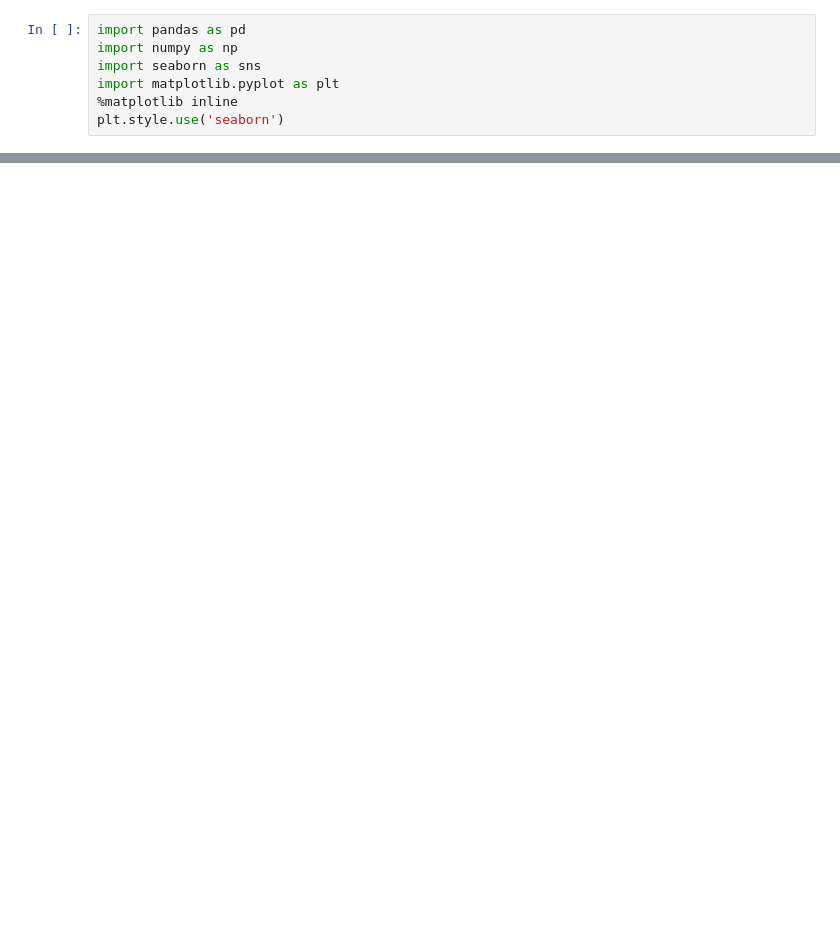
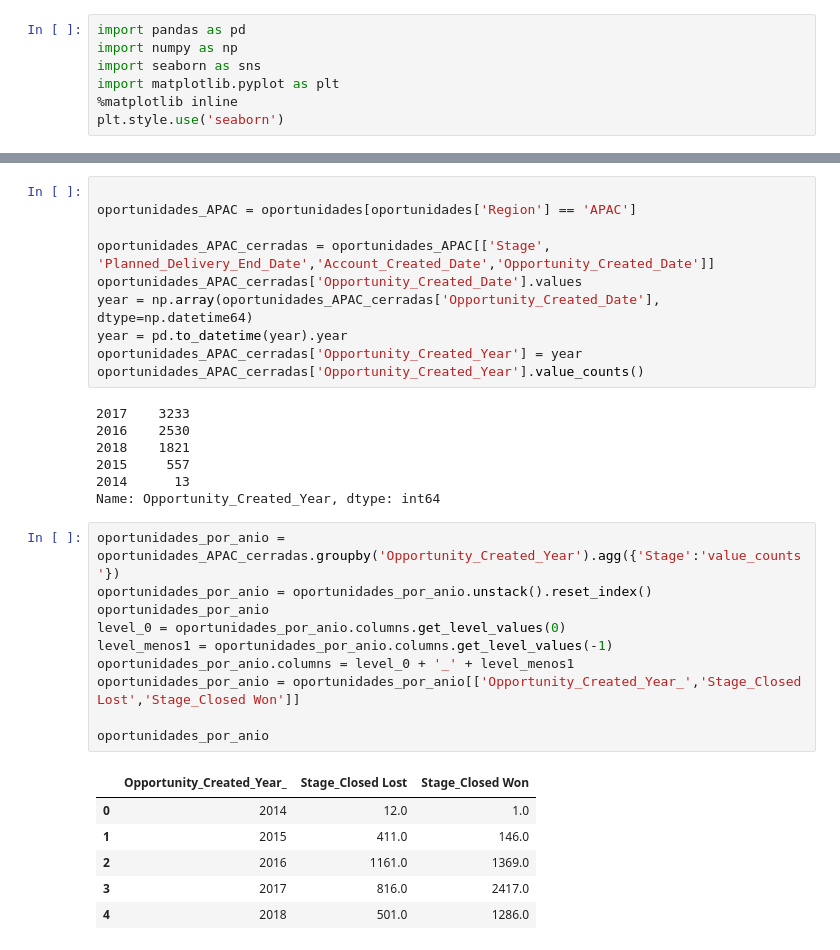
Before and after one commit to federicoburman/OrgaDatos, a Jupyter notebook: Analisis_temporal.ipynb, the cells around one changed output, grey strips where cells are left out. Saved outputs shown, nothing was run; the diff lists cells and outputs as text; blank space fills up the shorter version.

```diff
--- a/Analisis_temporal.ipynb
+++ b/Analisis_temporal.ipynb
@@ -68,0 +69,34 @@ plt.show()
+# %%
+
+oportunidades_APAC = oportunidades[oportunidades['Region'] == 'APAC']
+
+oportunidades_APAC_cerradas = oportunidades_APAC[['Stage', 'Planned_Delivery_End_Date','Account_Created_Date','Opportunity_Created_Date']]
+oportunidades_APAC_cerradas['Opportunity_Created_Date'].values
+year = np.array(oportunidades_APAC_cerradas['Opportunity_Created_Date'], dtype=np.datetime64)
+year = pd.to_datetime(year).year
+oportunidades_APAC_cerradas['Opportunity_Created_Year'] = year
+oportunidades_APAC_cerradas['Opportunity_Created_Year'].value_counts()
+# %% [output]
+2017    3233
+2016    2530
+2018    1821
+2015     557
+2014      13
+Name: Opportunity_Created_Year, dtype: int64
+# %%
+oportunidades_por_anio = oportunidades_APAC_cerradas.groupby('Opportunity_Created_Year').agg({'Stage':'value_counts'})
+oportunidades_por_anio = oportunidades_por_anio.unstack().reset_index()
+oportunidades_por_anio
+level_0 = oportunidades_por_anio.columns.get_level_values(0)
+level_menos1 = oportunidades_por_anio.columns.get_level_values(-1)
+oportunidades_por_anio.columns = level_0 + '_' + level_menos1
+oportunidades_por_anio = oportunidades_por_anio[['Opportunity_Created_Year_','Stage_Closed Lost','Stage_Closed Won']]
+
+oportunidades_por_anio
+# %% [output]
+|  | Opportunity_Created_Year_ | Stage_Closed Lost | Stage_Closed Won |
+| 0 | 2014 | 12.0 | 1.0 |
+| 1 | 2015 | 411.0 | 146.0 |
+| 2 | 2016 | 1161.0 | 1369.0 |
+| 3 | 2017 | 816.0 | 2417.0 |
+| 4 | 2018 | 501.0 | 1286.0 |
```
Also changed, not shown: parts of 9 cells of this notebook.
